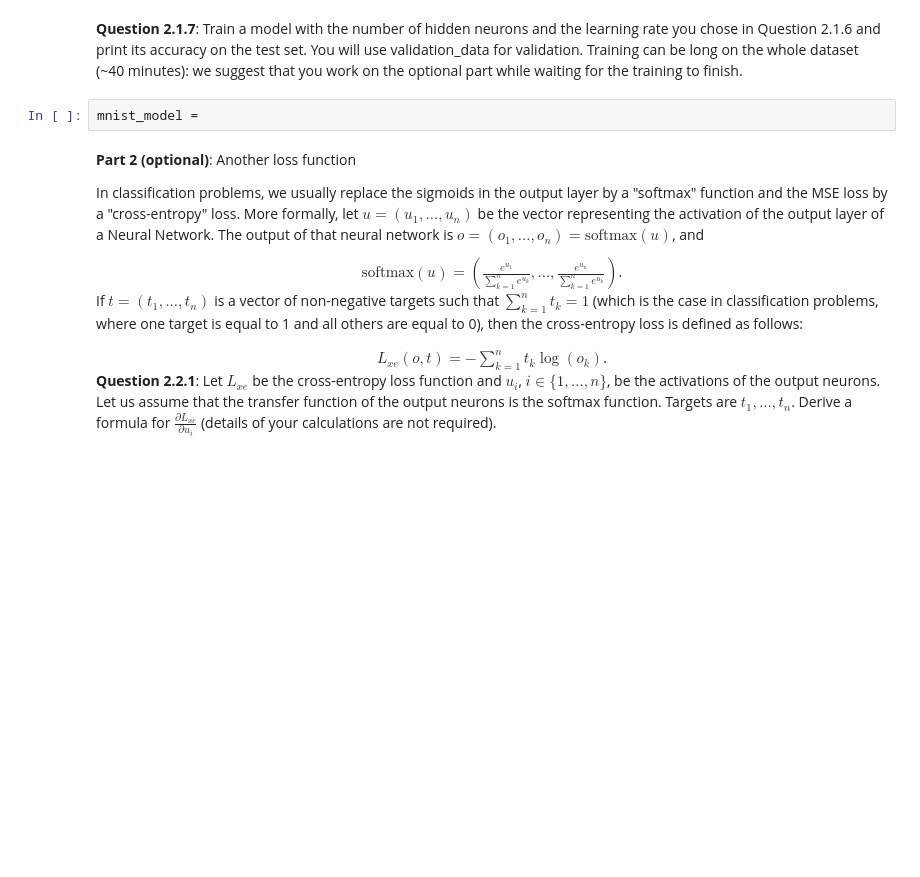
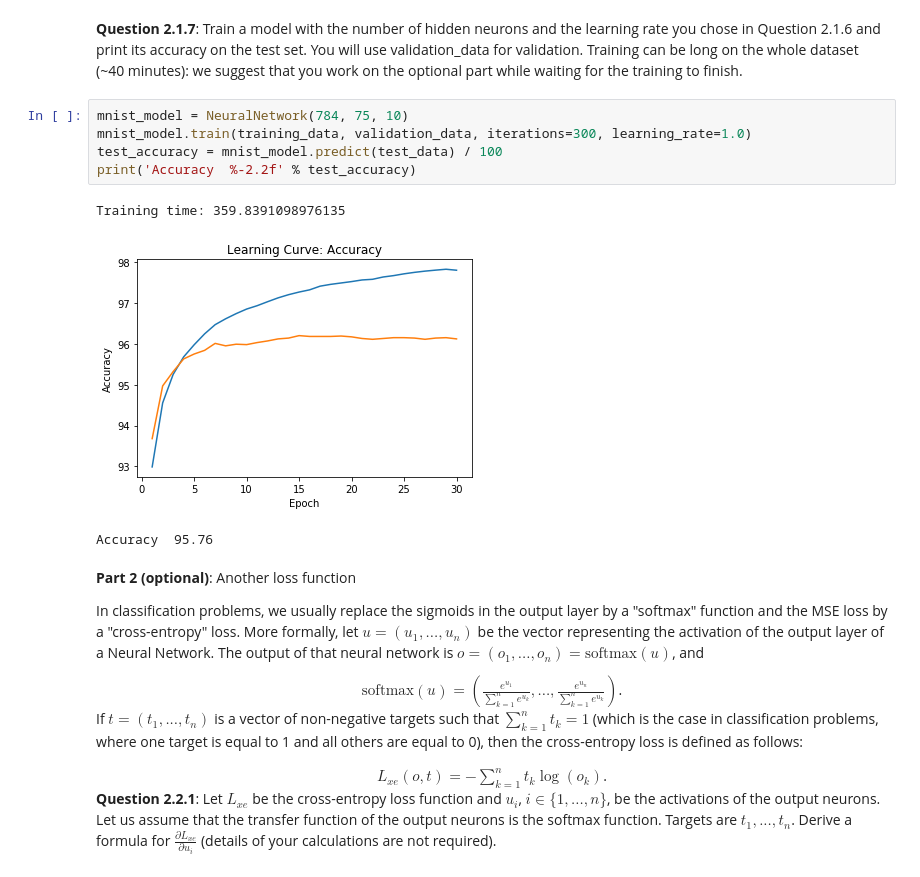
Before and after one commit to paolo-moriello/DeepLearning, a Jupyter notebook: ArtificialNeuralNetworksForHandwrittenDigitRecognition.ipynb, the cells around one changed output. Drawn from its saved outputs; the diff is of its cells as text; blank space fills up the shorter version.

```diff
--- a/ArtificialNeuralNetworksForHandwrittenDigitRecognition.ipynb
+++ b/ArtificialNeuralNetworksForHandwrittenDigitRecognition.ipynb
@@ -400,7 +482,14 @@ Answer: ...
 # %% [markdown]
 <b>Question 2.1.7</b>: Train a model with the number of hidden neurons and the learning rate you chose in Question 2.1.6 and print its accuracy on the test set. You will use validation_data for validation. Training can be long on the whole dataset (~40 minutes): we suggest that you work on the optional part while waiting for the training to finish.
-# %%
-mnist_model =
+# %%
+mnist_model = NeuralNetwork(784, 75, 10)
+mnist_model.train(training_data, validation_data, iterations=300, learning_rate=1.0)
+test_accuracy = mnist_model.predict(test_data) / 100
+print('Accuracy  %-2.2f' % test_accuracy)
+# %% [output]
+Training time: 359.8391098976135
+[figure, added]
+Accuracy  95.76
 # %% [markdown]
 <b>Part 2 (optional)</b>: Another loss function
 
```
Also changed, not shown: parts of 11 cells of this notebook.
